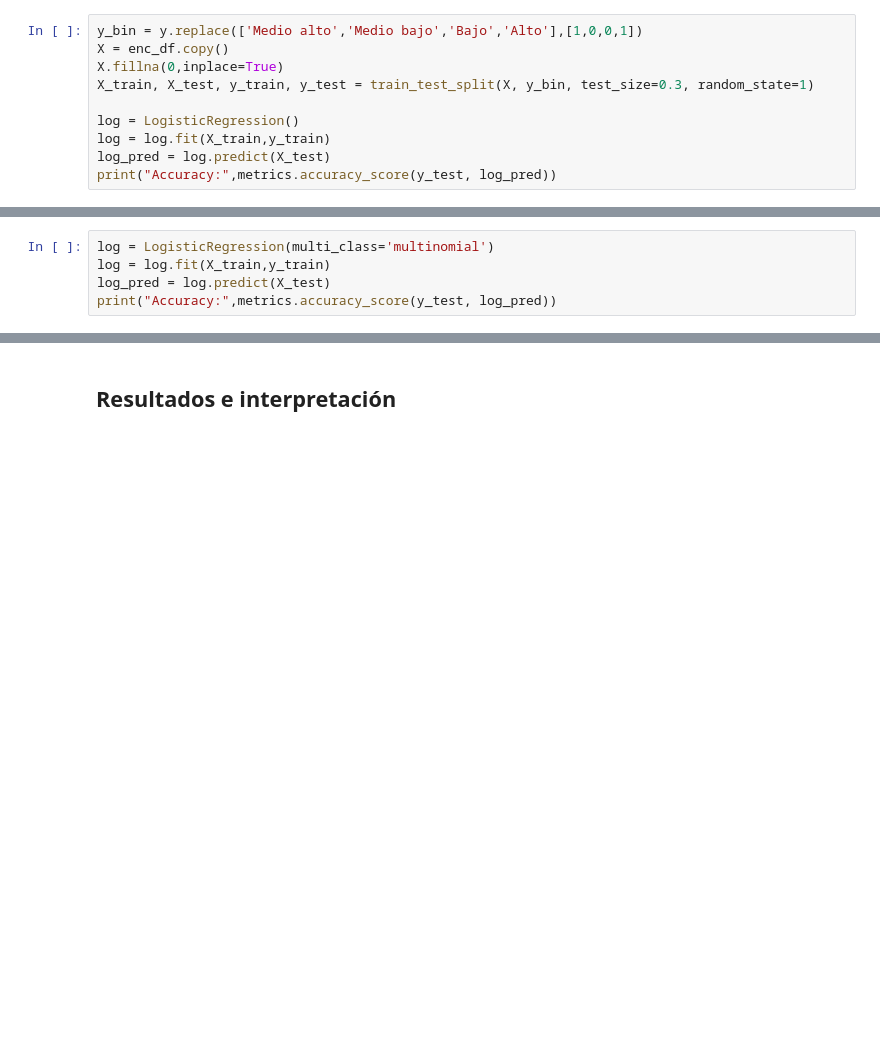
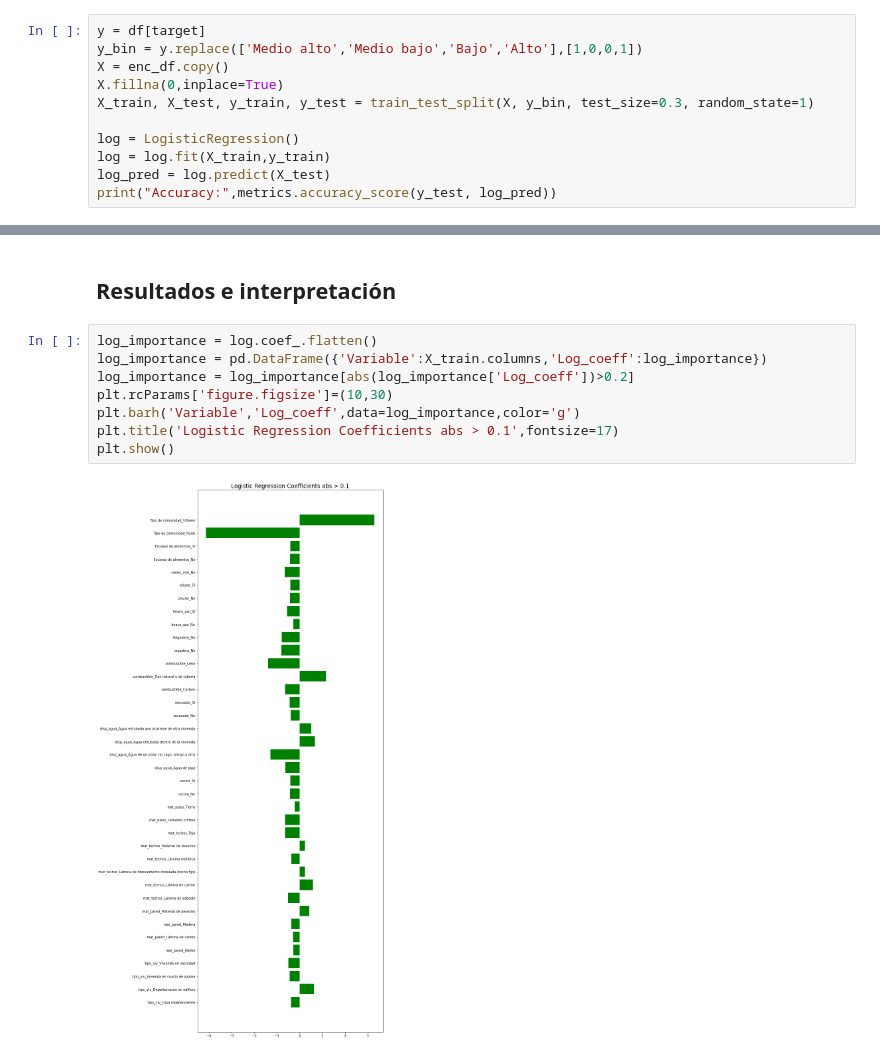
Before and after one commit to alina12358/Submodulos-1.6-y-2.6, a Jupyter notebook: Classification models.ipynb, the cells around one changed output, grey strips where cells are left out. Saved outputs shown, nothing was run; the diff lists cells and outputs as text; blank space fills up the shorter version.

```diff
--- a/Classification models.ipynb
+++ b/Classification models.ipynb
@@ -87,6 +117,7 @@ A continuación utilizaremos la implementación de *scikit-learn* de los modelos
 El primer modelo que utilizaremos es la [regresión logística], usualmente este método predice variables objetivo binarias, sin embargo existe una versión [multinomial](https://en.wikipedia.org/wiki/Multinomial_logistic_regression) que permite predecir variables objetivo categóricas, con más de dos valores posibles. Implementaremos ambas de la siguiente forma.
 Nuestra variable objetivo tiene cuatro valores, 'Alto', 'Medio alto', 'Medio bajo' y 'Bajo'. Para la implementación de la regresión logística usual haremos esta variable binaria tomando los valores alto y medio alto como 1 y los valores bajo y medio bajo como 0. Y para la implementación de la regresión logística multinomial reemplazaremos 'Alto', 'Medio alto', 'Medio bajo' y 'Bajo' por 3,2,1 y 0 respectivamente.
 # %%
+y = df[target]
 y_bin = y.replace(['Medio alto','Medio bajo','Bajo','Alto'],[1,0,0,1])
 X = enc_df.copy()
 X.fillna(0,inplace=True)
@@ -105,5 +141,0 @@ X_train, X_test, y_train, y_test = train_test_split(X, y, test_size=0.3, random_
-# %%
-log = LogisticRegression(multi_class='multinomial')
-log = log.fit(X_train,y_train)
-log_pred = log.predict(X_test)
-print("Accuracy:",metrics.accuracy_score(y_test, log_pred))
@@ -129,2 +196,12 @@ Accuracy: 0.6622762196737444
 # %% [markdown]
 ## Resultados e interpretación
+# %%
+log_importance = log.coef_.flatten()
+log_importance = pd.DataFrame({'Variable':X_train.columns,'Log_coeff':log_importance})
+log_importance = log_importance[abs(log_importance['Log_coeff'])>0.2]
+plt.rcParams['figure.figsize']=(10,30)
+plt.barh('Variable','Log_coeff',data=log_importance,color='g')
+plt.title('Logistic Regression Coefficients abs > 0.1',fontsize=17)
+plt.show()
+# %% [output]
+[figure, added]
```
Also changed, not shown: parts of 16 cells of this notebook.
